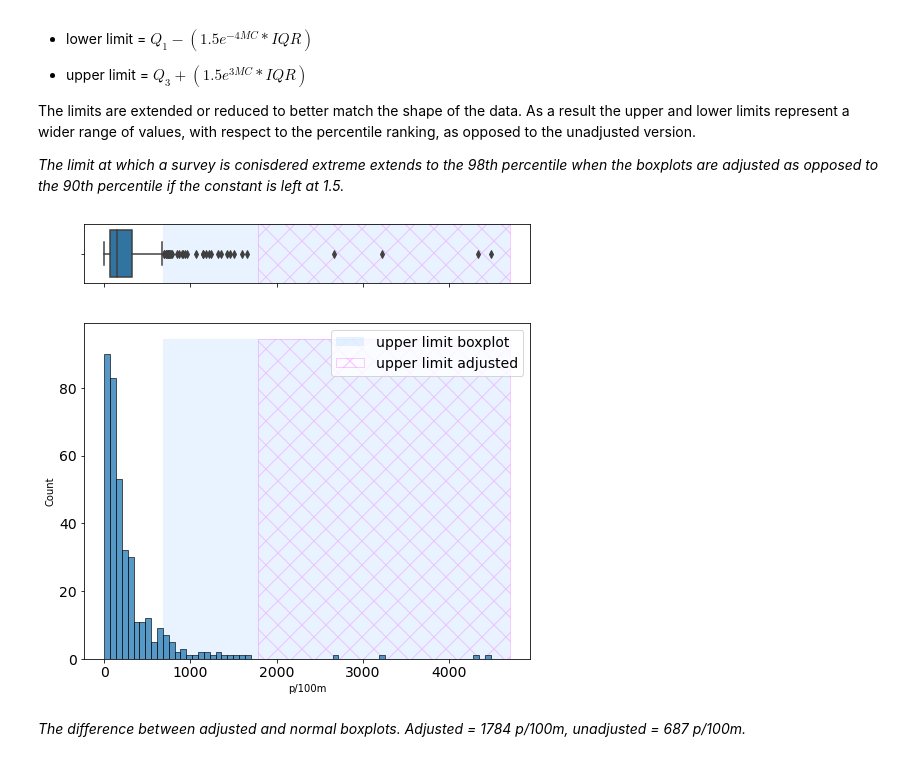
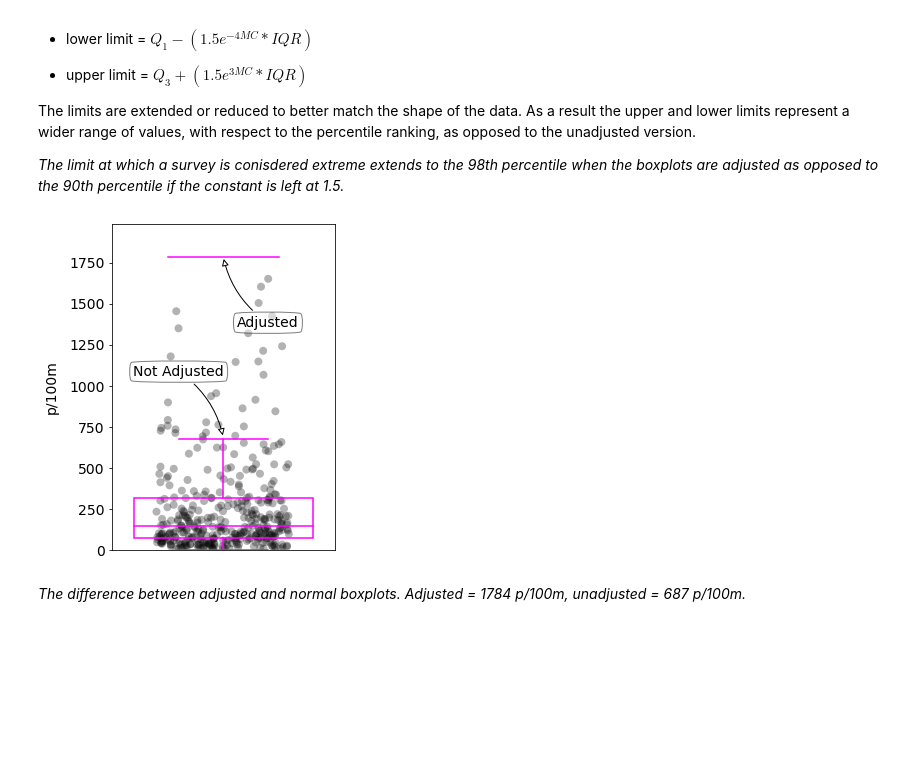
Before and after one commit to hammerdirt-analyst/IQAASL-End-0f-Sampling-2021, a Jupyter notebook: threshold.ipynb, the cells around one changed output. Cells and saved outputs as stored; diff of their text form; code cells hidden in the pictures; blank space fills up the shorter version.

```diff
--- a/threshold.ipynb
+++ b/threshold.ipynb
@@ -596,53 +599,62 @@ The limits are extended or reduced to better match the shape of the data. As a r
 # %%
 # implementation of medcouple
 a_whis = medcouple(dt_all[unit_label].to_numpy())
 
 # get the ecdf
 ecdf = ECDF(dt_all[unit_label].to_numpy())
 
 # quantiles and IQR of the data
 q1 = dt_all[unit_label].quantile(0.25)
 q3 =dt_all[unit_label].quantile(0.75)
 iqr = q3 - q1
 
 # the upper and lower limit of extreme values unadjusted:
 limit_lower = q1 - 1.5*iqr
 limit_upper = q3 + 1.5*iqr
 
 # the upper and lower limit of extreme values adjusted:
 a_fence = q1 - (1.5*(math.exp((-4*a_whis))))*iqr
 a_2fence = q3 + (1.5*(math.exp((3*a_whis))))*iqr
 
-# source = https://stackoverflow.com/questions/12127635/matplotlib-can-we-draw-a-histogram-and-a-box-plot-on-a-same-chart
-fig, (ax_box, ax_hist) = plt.subplots(2, sharex=True, gridspec_kw={"height_ratios": (.15, .85)}, figsize=(8,8))
+fig, ax = plt.subplots(figsize=(4,6))
+box_props = {
+    'boxprops':{'facecolor':'none', 'edgecolor':'magenta'},
+    'medianprops':{'color':'magenta'},
+    'whiskerprops':{'color':'magenta'},
+    'capprops':{'color':'magenta'}
+}
 
-# Add a graph in each part
-sns.boxplot(x=dt_all[unit_label], ax=ax_box)
-sns.histplot(x=dt_all[unit_label], ax=ax_hist)
-ax_box.tick_params(which='both', axis='both', labelsize=14)
-ax_hist.tick_params(which='both', axis='both', labelsize=14)
+sns.stripplot(data=dt_all, y=unit_label, ax=ax, zorder=0, color='black', jitter=.3, alpha=0.3, s=8)
+sns.boxplot(data=dt_all, y=unit_label, ax=ax, orient='v', showfliers=False, **box_props)
+ax.axhline(y=a_2fence, xmin=.25, xmax=.75, c='magenta')
+ax.set_ylabel(unit_label, **ck.xlab_k14)
 
-# get the limits of the x and y axix
-xamax = ax_hist.get_xlim()
-y_max= ax_hist.get_ylim()
+ax.tick_params(which='both', axis='both', labelsize=14)
+ax.tick_params(which='both', axis='x', bottom=False)
 
-# no xlabel on the top axis
-ax_box.set_xlabel(" ")
+ax.set_ylim(0, a_2fence+200)
 
-# fill the areas concerened by each limt
-ax_hist.fill_between(x=[limit_upper,xamax[1]], y1=y_max[1], label='upper limit boxplot', alpha=0.1, color="dodgerblue", linewidth=0.1)
-ax_hist.fill_between(x=[a_2fence,xamax[1]], y1=y_max[1],label='upper limit adjusted', hatch='x', edgecolor='magenta', facecolor='none',alpha=0.2)
+ann = ax.annotate("Adjusted",
+                  xy=(0, a_2fence), xycoords='data',
+                  xytext=(.2,a_2fence-400), textcoords='data',
+                  size=14, va="center", ha="center",
+                  bbox=dict(boxstyle="round4", fc="w", alpha=0.5),
+                  arrowprops=dict(arrowstyle="-|>",
+                                  connectionstyle="arc3,rad=-0.2",
+                                  fc="w"),)
 
-ax_box.fill_between(x=[limit_upper,xamax[1]], y1=ax_box.get_ylim()[1], y2=ax_box.get_ylim()[0],  label='upper limit boxplot', alpha=0.1, color="dodgerblue", linewidth=0.1)
-ax_box.fill_between(x=[a_2fence,xamax[1]], y1=ax_box.get_ylim()[1], y2=ax_box.get_ylim()[0], label='upper limit adjusted', hatch='x', edgecolor='magenta', facecolor='none',alpha=0.2)
-
-# get legend
-handles, labels = ax_box.get_legend_handles_labels()
-plt.legend(handles, labels, fontsize=14)
+ann = ax.annotate("Not Adjusted",
+                  xy=(0, limit_upper), xycoords='data',
+                  xytext=(-.2,limit_upper+400), textcoords='data',
+                  size=14, va="center", ha="center",
+                  bbox=dict(boxstyle="round4", fc="w",alpha=0.5),
+                  arrowprops=dict(arrowstyle="-|>",
+                                  connectionstyle="arc3,rad=-0.2",
+                                  fc="w"),)
 
 plt.show()
 # %% [output]
-[figure, old version]
+[figure, new version]
 # %%
 caption = F"""
 *The difference between adjusted and normal boxplots. Adjusted = {int(a_2fence)} {unit_label},  unadjusted = {int(limit_upper)} {unit_label}.*
```
Also changed, not shown: parts of 4 cells of this notebook, 1 other file.
